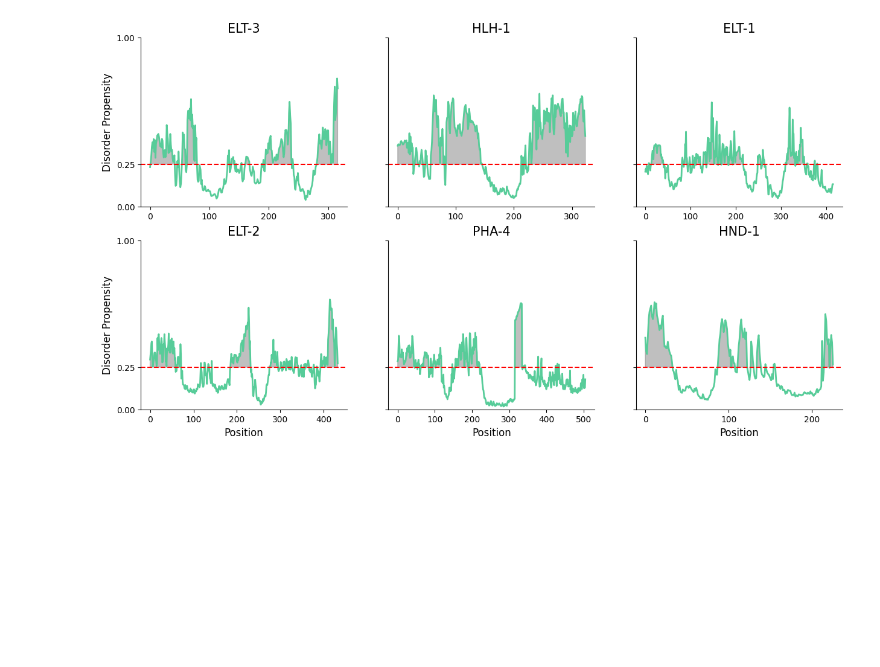
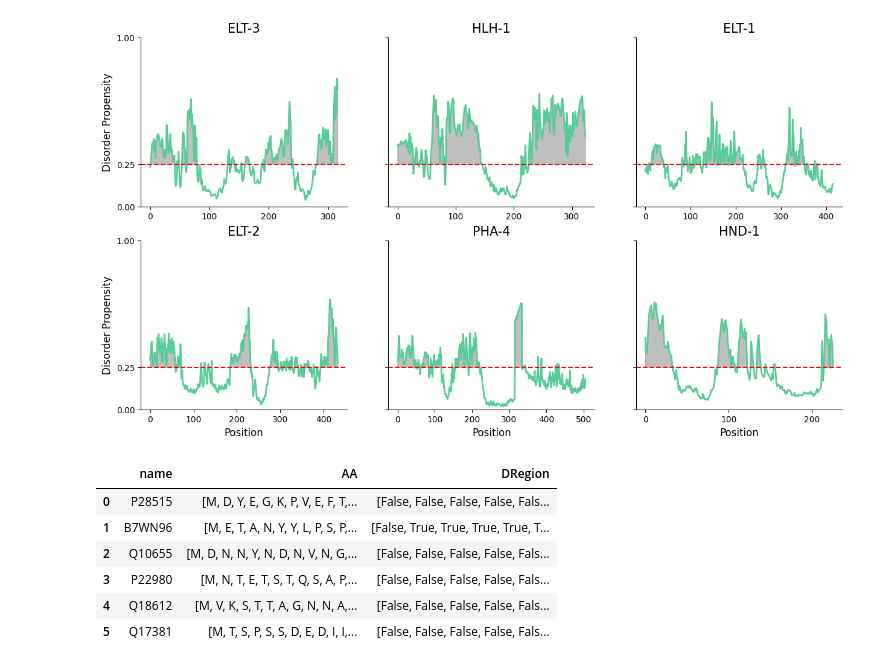
Before and after one commit to gdziubcio/IDR, a Jupyter notebook: analysis_TF.ipynb, the cells around one changed output. Drawn from its saved outputs; the diff is of its cells as text; code cells hidden in the pictures; blank space fills up the shorter version.

Commit message:
adding and parsing the data from psphunter for 6 mastertranscription factors

```diff
--- a/analysis_TF.ipynb
+++ b/analysis_TF.ipynb
@@ -71,3 +71,15 @@ for ax, (i, row) in zip(axes, fldpnn2_master.iterrows()):
 plt.show()
 # %% [output]
 [figure]
+# %%
+from src.psphunter_scores import parse_protein_data
+# parse data from psphunter of 6 master transcription factors
+parse_protein_data()
+# %% [output]
+|  | name | AA | DRegion |
+| 0 | P28515 | [M, D, Y, E, G, K, P, V, E, F, T,... | [False, False, False, False, Fals... |
+| 1 | B7WN96 | [M, E, T, A, N, Y, Y, L, P, S, P,... | [False, True, True, True, True, T... |
+| 2 | Q10655 | [M, D, N, N, Y, N, D, N, V, N, G,... | [False, False, False, False, Fals... |
+| 3 | P22980 | [M, N, T, E, T, S, T, Q, S, A, P,... | [False, False, False, False, Fals... |
+| 4 | Q18612 | [M, V, K, S, T, T, A, G, N, N, A,... | [False, False, False, False, Fals... |
+| 5 | Q17381 | [M, T, S, P, S, S, D, E, D, I, I,... | [False, False, False, False, Fals... |
```
